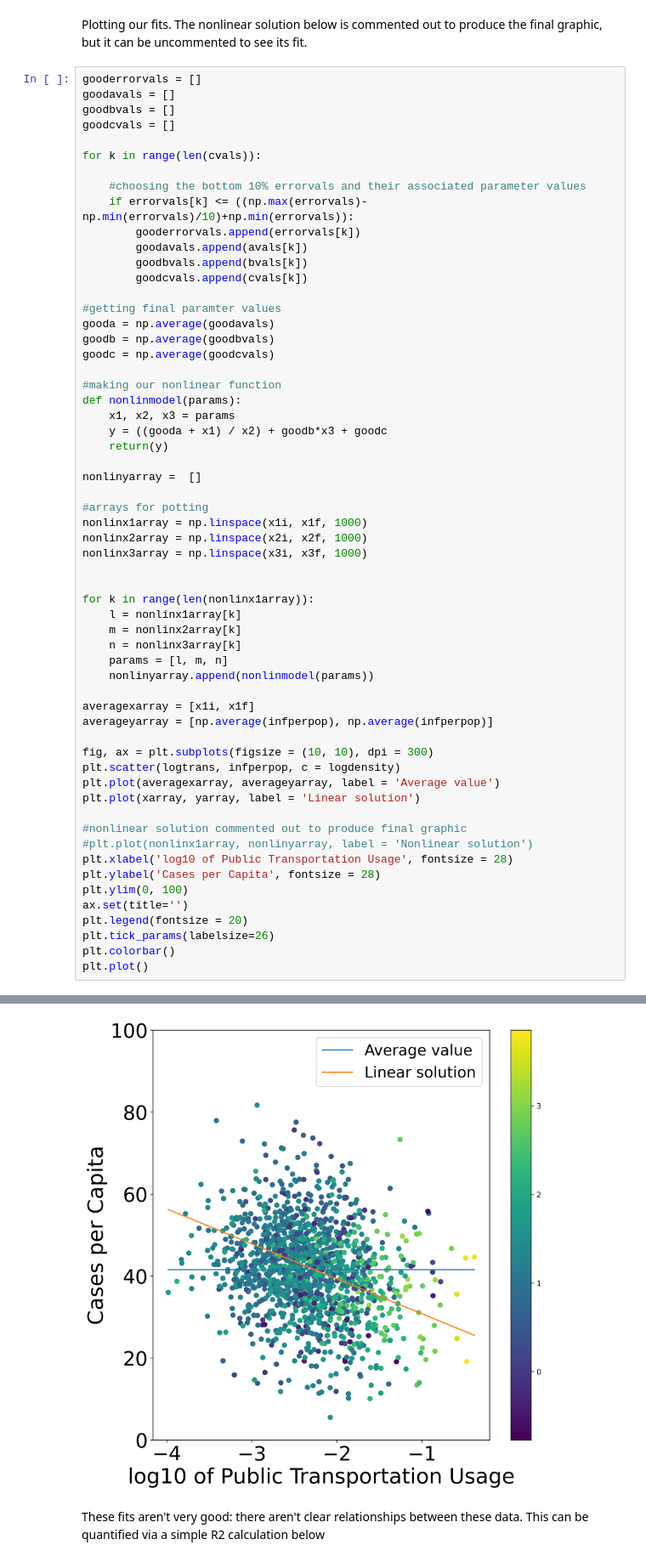
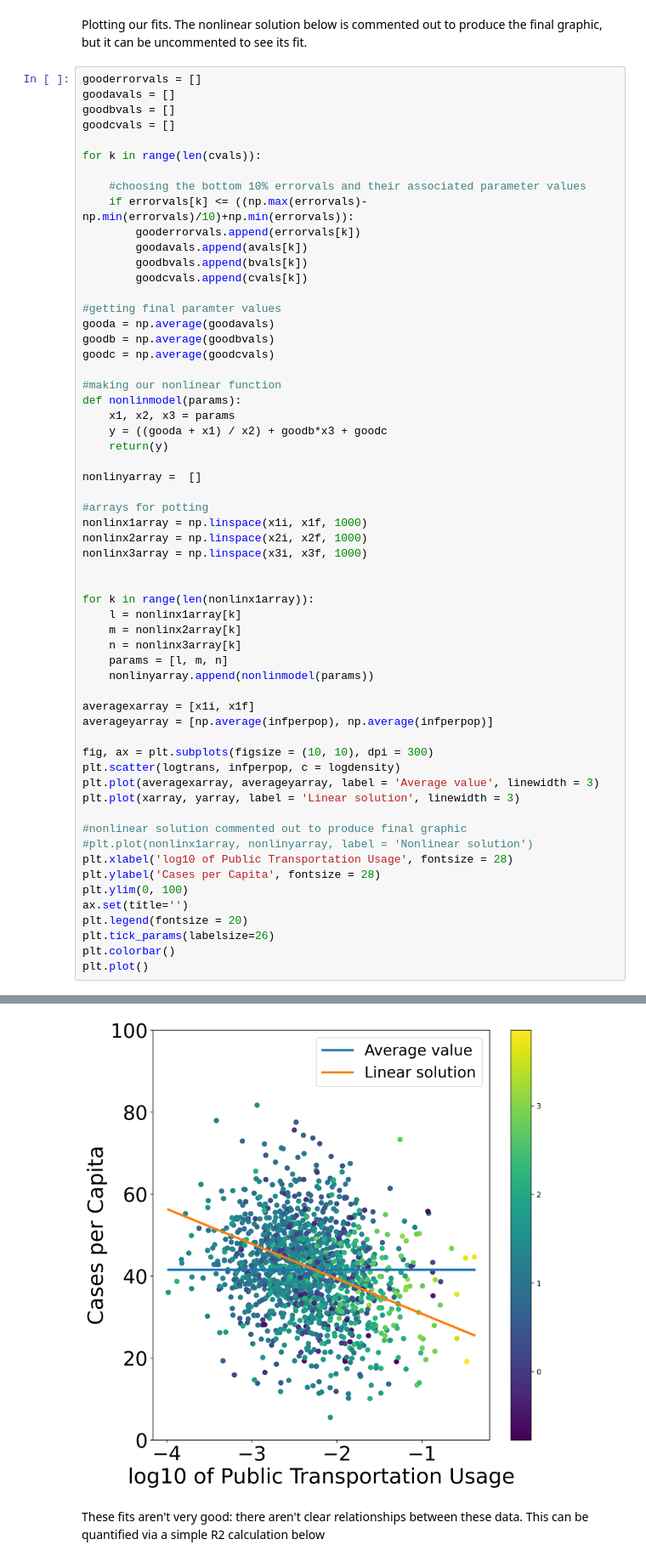
Before and after one commit to mdsnbutler/ChE_2410_Project_1_COVID-Factors, a Jupyter notebook: 6_linear_regression_and_nonlinear_minimization.ipynb, the cells around one changed output, grey strips where cells are left out. Shown at 85% size. Cells and saved outputs as stored; diff of their text form.

```diff
--- a/6_linear_regression_and_nonlinear_minimization.ipynb
+++ b/6_linear_regression_and_nonlinear_minimization.ipynb
@@ -162,36 +162,36 @@ nonlinyarray =  []
 nonlinx1array = np.linspace(x1i, x1f, 1000)
 nonlinx2array = np.linspace(x2i, x2f, 1000)
 nonlinx3array = np.linspace(x3i, x3f, 1000)
 
 
 for k in range(len(nonlinx1array)):
     l = nonlinx1array[k]
     m = nonlinx2array[k]
     n = nonlinx3array[k]
     params = [l, m, n]
     nonlinyarray.append(nonlinmodel(params))
 
 averagexarray = [x1i, x1f]
 averageyarray = [np.average(infperpop), np.average(infperpop)]
 
 fig, ax = plt.subplots(figsize = (10, 10), dpi = 300)
 plt.scatter(logtrans, infperpop, c = logdensity)
-plt.plot(averagexarray, averageyarray, label = 'Average value')
-plt.plot(xarray, yarray, label = 'Linear solution')
+plt.plot(averagexarray, averageyarray, label = 'Average value', linewidth = 3)
+plt.plot(xarray, yarray, label = 'Linear solution', linewidth = 3)
 
 #nonlinear solution commented out to produce final graphic
 #plt.plot(nonlinx1array, nonlinyarray, label = 'Nonlinear solution')
 plt.xlabel('log10 of Public Transportation Usage', fontsize = 28)
 plt.ylabel('Cases per Capita', fontsize = 28)
 plt.ylim(0, 100)
 ax.set(title='')
 plt.legend(fontsize = 20)
 plt.tick_params(labelsize=26)
 plt.colorbar()
 plt.plot()
 # %% [output]
 []
-[figure, old version]
+[figure, new version]
 # %% [markdown]
 These fits aren't very good: there aren't clear relationships between these data. This can be quantified via a simple R2 calculation below
 # %%
```
Also changed, not shown: parts of 1 cell of this notebook, 2 other files.
